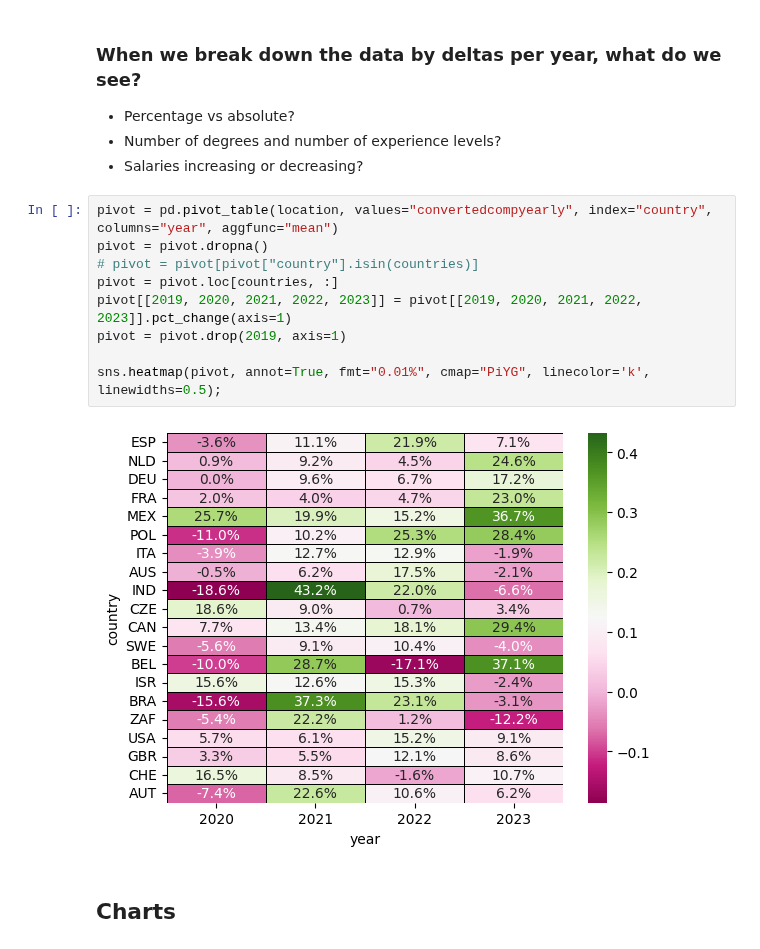
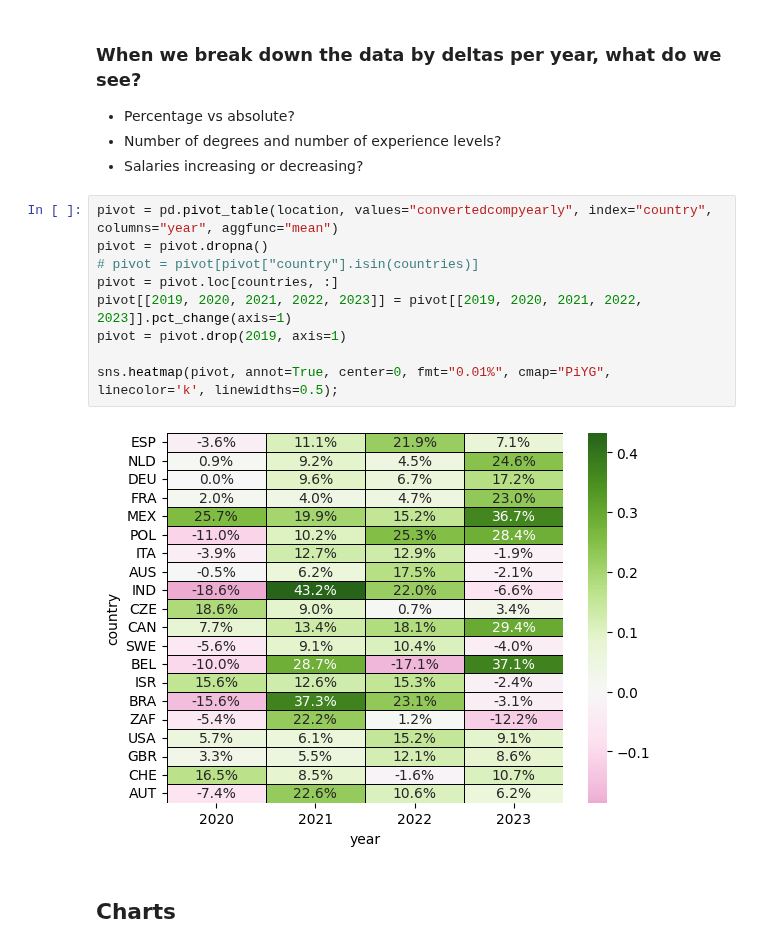
Before and after one commit to lmg1404/data_professionals_analysis, a Jupyter notebook: analysis.ipynb, the cells around one changed output. Saved outputs shown, nothing was run; the diff lists cells and outputs as text.

```diff
--- a/analysis.ipynb
+++ b/analysis.ipynb
@@ -829,14 +829,14 @@ db_df = s_job[["year", "country"] + database]
 # %%
 pivot = pd.pivot_table(location, values="convertedcompyearly", index="country", columns="year", aggfunc="mean")
 pivot = pivot.dropna()
 # pivot = pivot[pivot["country"].isin(countries)]
 pivot = pivot.loc[countries, :]
 pivot[[2019, 2020, 2021, 2022, 2023]] = pivot[[2019, 2020, 2021, 2022, 2023]].pct_change(axis=1)
 pivot = pivot.drop(2019, axis=1)
 
-sns.heatmap(pivot, annot=True, fmt="0.01%", cmap="PiYG", linecolor='k', linewidths=0.5);
+sns.heatmap(pivot, annot=True, center=0, fmt="0.01%", cmap="PiYG", linecolor='k', linewidths=0.5);
 # %% [output]
-[figure, old version]
+[figure, new version]
 # %% [markdown]
 ## Charts
 # %% [markdown]
```
Also changed, not shown: 1 other file.
